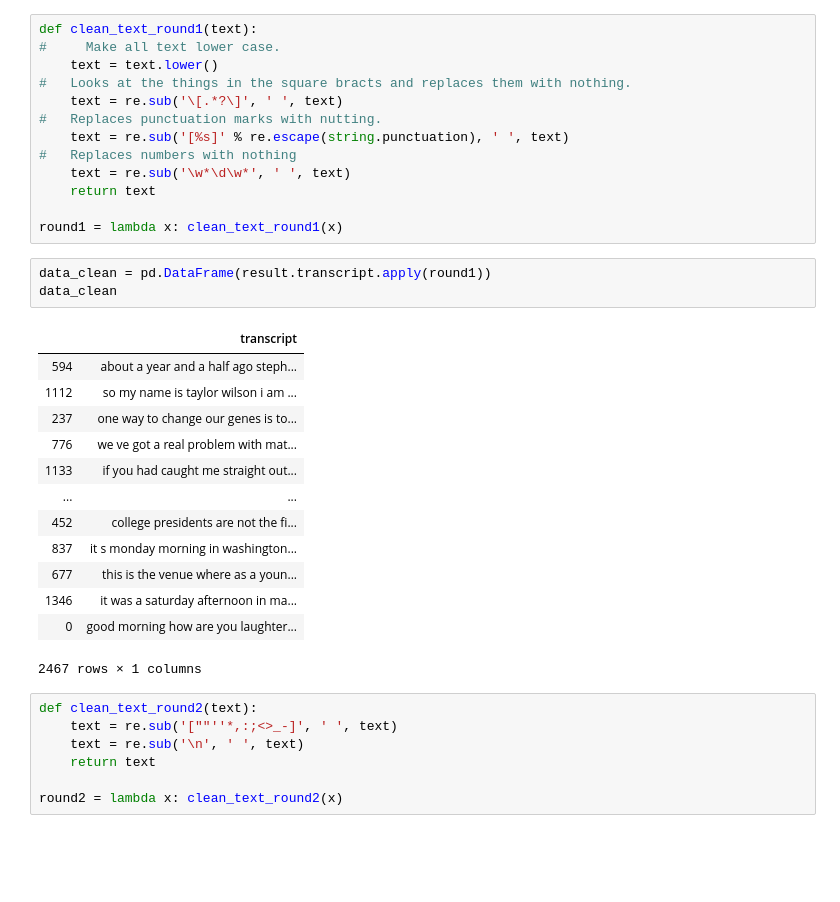
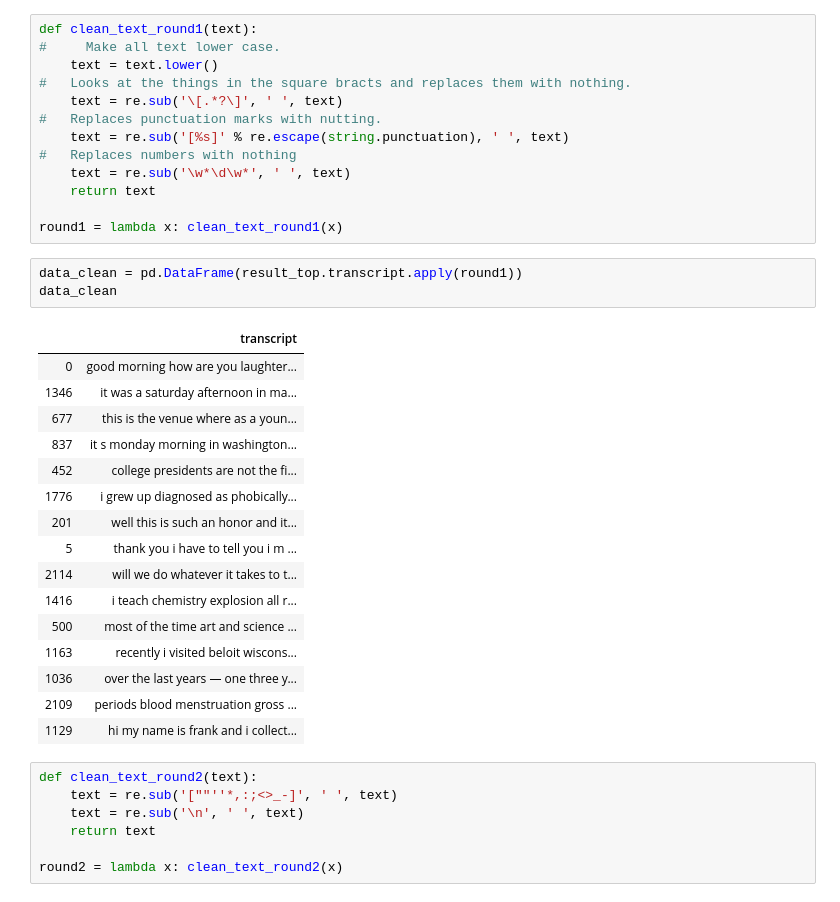
Before and after one commit to Avisikta-Majumdar/TedTalksAnalysis, a Jupyter notebook: sentiment analysis of transcript.ipynb, the cells around one changed output. Drawn from its saved outputs; the diff is of its cells as text; blank space fills up the shorter version.

```diff
--- a/sentiment analysis of transcript.ipynb
+++ b/sentiment analysis of transcript.ipynb
@@ -144,22 +144,25 @@ def clean_text_round1(text):
 
 round1 = lambda x: clean_text_round1(x)
 # %%
-data_clean = pd.DataFrame(result.transcript.apply(round1))
+data_clean = pd.DataFrame(result_top.transcript.apply(round1))
 data_clean
 # %% [output]
 |  | transcript |
-| 594 | about a year and a half ago steph... |
-| 1112 | so my name is taylor wilson i am ... |
-| 237 | one way to change our genes is to... |
-| 776 | we ve got a real problem with mat... |
-| 1133 | if you had caught me straight out... |
-| ... | ... |
+| 0 | good morning how are you laughter... |
+| 1346 | it was a saturday afternoon in ma... |
+| 677 | this is the venue where as a youn... |
+| 837 | it s monday morning in washington... |
 | 452 | college presidents are not the fi... |
-| 837 | it s monday morning in washington... |
-| 677 | this is the venue where as a youn... |
-| 1346 | it was a saturday afternoon in ma... |
-| 0 | good morning how are you laughter... |
+| 1776 | i grew up diagnosed as phobically... |
+| 201 | well this is such an honor and it... |
+| 5 | thank you i have to tell you i m ... |
+| 2114 | will we do whatever it takes to t... |
+| 1416 | i teach chemistry explosion all r... |
+| 500 | most of the time art and science ... |
+| 1163 | recently i visited beloit wiscons... |
+| 1036 | over the last years — one three y... |
+| 2109 | periods blood menstruation gross ... |
+| 1129 | hi my name is frank and i collect... |
-2467 rows × 1 columns
 # %%
 def clean_text_round2(text):
     text = re.sub('[""''*,:;<>_-]', ' ', text)
```
Also changed, not shown: parts of 16 cells of this notebook.
